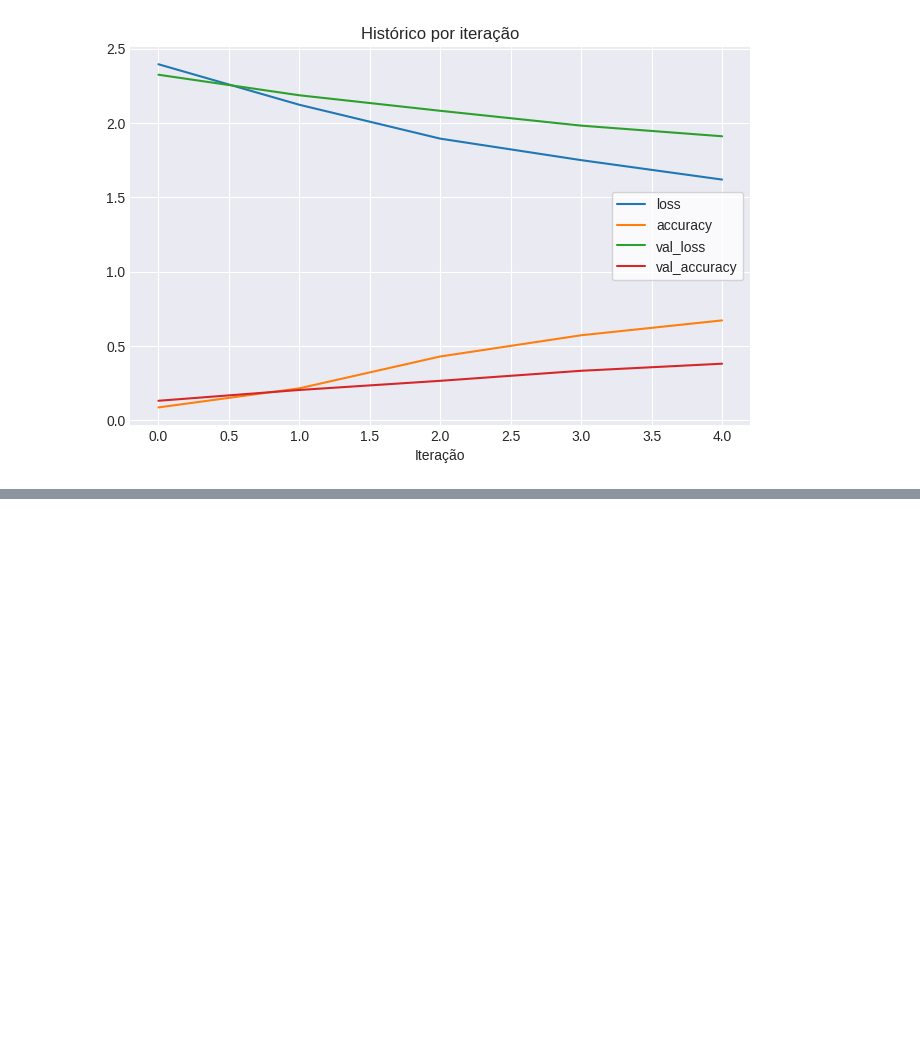
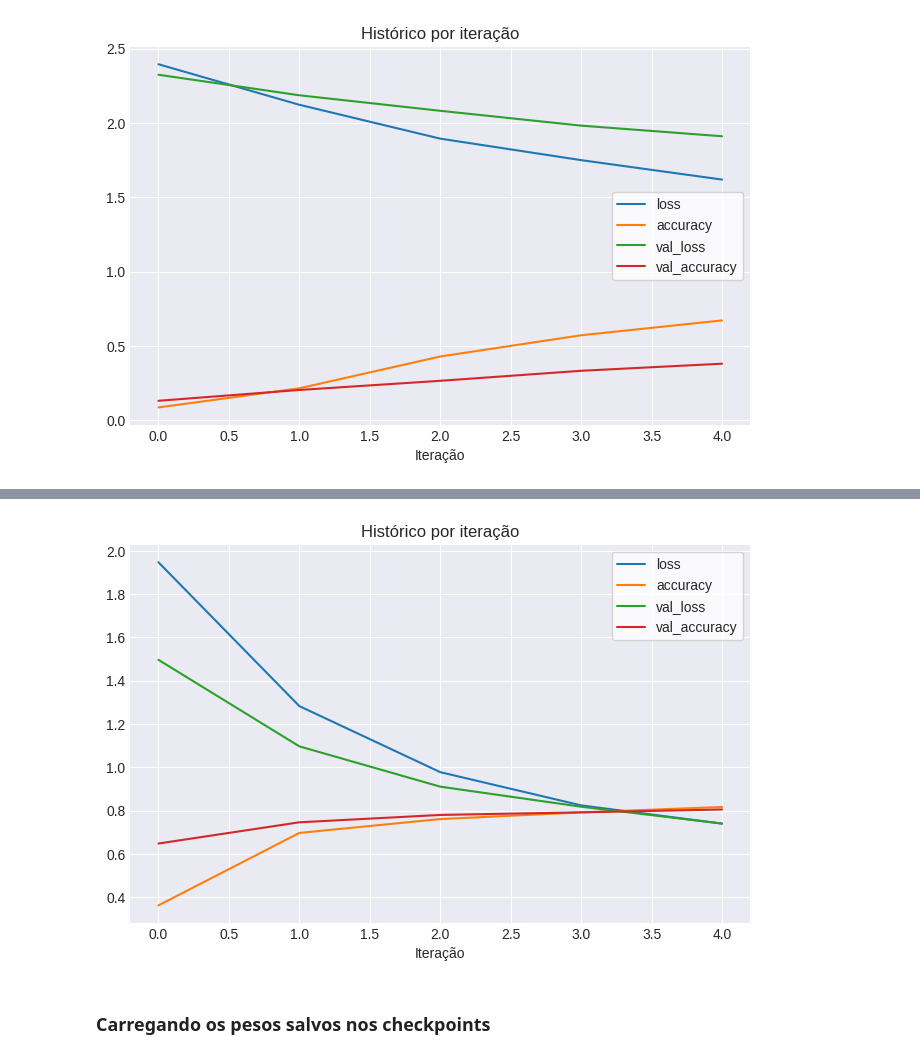
Before and after one commit to flohmannjr/tensorflow_curso, a Jupyter notebook: TensorFlow_TL2_Fine_tuning.ipynb, the cells around one changed output, grey strips where cells are left out. Saved outputs shown, nothing was run; the diff lists cells and outputs as text; code cells hidden in the pictures; blank space fills up the shorter version.

Commit message:
Add Modelo_02

```diff
--- a/TensorFlow_TL2_Fine_tuning.ipynb
+++ b/TensorFlow_TL2_Fine_tuning.ipynb
@@ -332,0 +341,16 @@ grafico_perda_precisao_por_iteracao(historico_01)
+# %%
+modelo_base = EfficientNetB0(include_top=False)
+modelo_base.trainable = False
+
+entradas = Input(shape=FORMATO_ENTRADA, name='camada_entrada')
+
+expandidos = expansao_dados(entradas, training=True)
+
+camadas = modelo_base(expandidos, training=False)
+camadas = GlobalAveragePooling2D(name='agrupamento_media_global')(camadas)
+
+saidas = Dense(len(rotulos), activation=ATIVACAO, name='camada_saida')(camadas)
+
+modelo_02 = Model(inputs=entradas, outputs=saidas, name='Modelo_02')
+
+modelo_02.compile(loss=PERDA, optimizer=Adam(), metrics=METRICAS)
@@ -332,0 +364,8 @@ grafico_perda_precisao_por_iteracao(historico_01)
+# %%
+CAMINHO_CHECKPOINT = 'checkpoints/modelo_02'
+
+callback_checkpoint = tf.keras.callbacks.ModelCheckpoint(filepath=CAMINHO_CHECKPOINT,  # Diretório onde os checkpoints serão salvos.
+                                                         save_weights_only=True,       # Salvar somente os pesos. (Se False, todo o modelo é salvo.)
+                                                         save_best_only=False,         # Salvar todos os modelos. (Se True, somente o melhor modelo é salvo.)
+                                                         save_freq='epoch',            # Salvar a cada iteração
+                                                         verbose=1)
@@ -332,0 +374,10 @@ grafico_perda_precisao_por_iteracao(historico_01)
+# %%
+historico_02 = modelo_02.fit(dados_treino_10,
+                             epochs=5,
+                             steps_per_epoch=len(dados_treino_10),
+                             validation_data=dados_teste,
+                             validation_steps=len(dados_teste),
+                             callbacks=[criar_callback_tensorboard(diretorio='transfer_learning',
+                                                                   experimento='modelo_02_10_por_cento_expandido'),
+                                        callback_checkpoint],
+                             verbose=1)
@@ -332,0 +401,6 @@ grafico_perda_precisao_por_iteracao(historico_01)
+# %%
+grafico_perda_precisao_por_iteracao(historico_02)
+# %% [output]
+[figure, added]
+# %% [markdown]
+### Carregando os pesos salvos nos checkpoints
```
Also changed, not shown: parts of 16 cells of this notebook.
